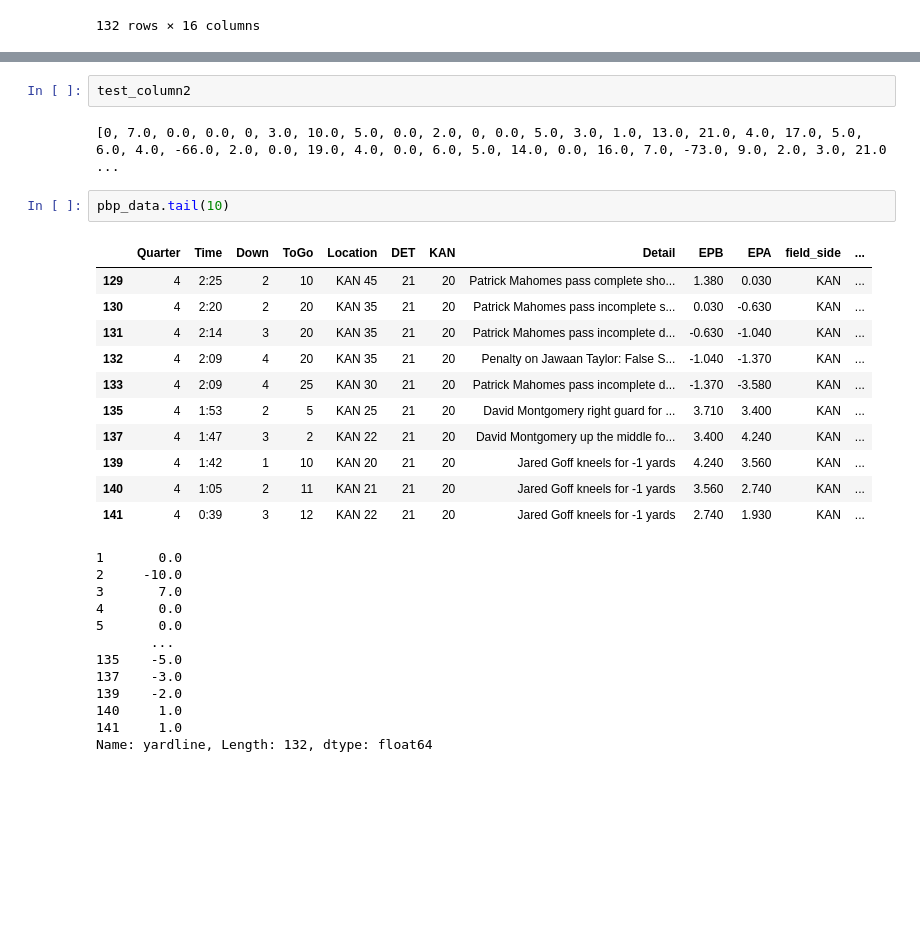
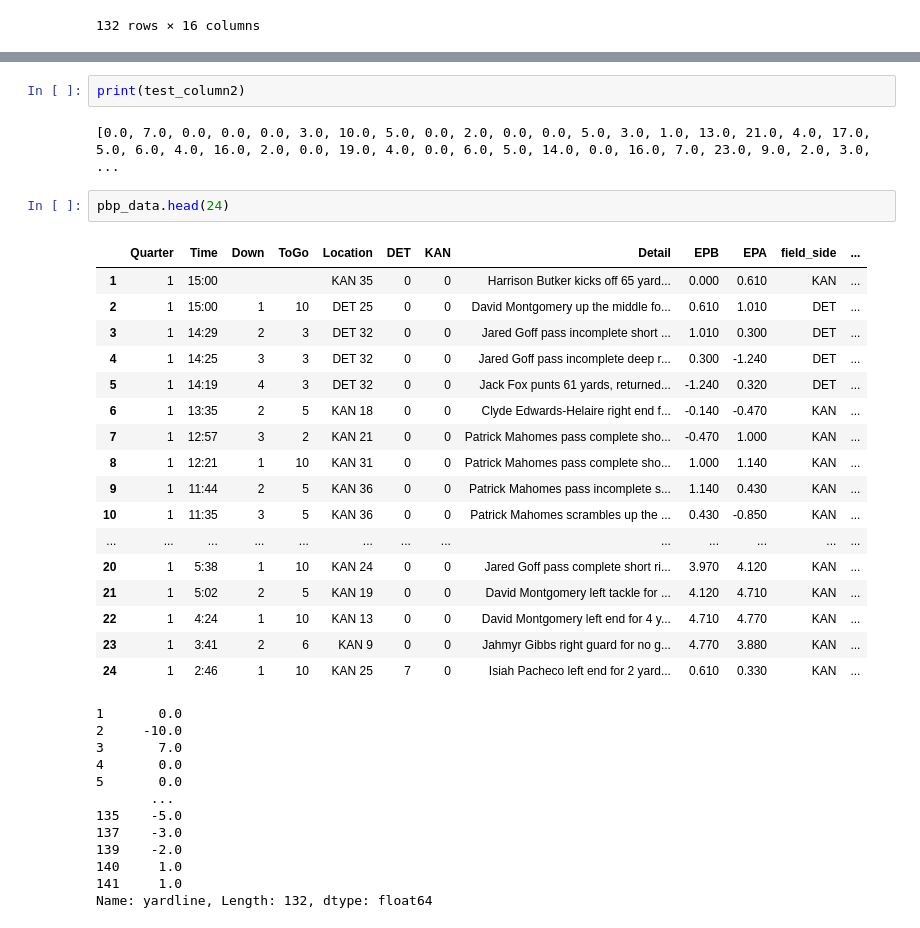
Before and after one commit to benkearsley/nfl_scraping_project, a Jupyter notebook: Game Data Collection.ipynb, the cells around one changed output, grey strips where cells are left out. Drawn from its saved outputs; the diff is of its cells as text; blank space fills up the shorter version.

```diff
--- a/Game Data Collection.ipynb
+++ b/Game Data Collection.ipynb
@@ -448,24 +455,30 @@ def yards_gained1(plays):
     return yardage_gained_list
 
 test_column2 = yards_gained1(pbp_data)
-# %%
-test_column2
-# %% [output]
-[0, 7.0, 0.0, 0.0, 0, 3.0, 10.0, 5.0, 0.0, 2.0, 0, 0.0, 5.0, 3.0, 1.0, 13.0, 21.0, 4.0, 17.0, 5.0, 6.0, 4.0, -66.0, 2.0, 0.0, 19.0, 4.0, 0.0, 6.0, 5.0, 14.0, 0.0, 16.0, 7.0, -73.0, 9.0, 2.0, 3.0, 21.0 ...
-# %%
-pbp_data.tail(10)
-# %% [output]
-|  | Quarter | Time | Down | ToGo | Location | DET | KAN | Detail | EPB | EPA | field_side | ... |
-| 129 | 4 | 2:25 | 2 | 10 | KAN 45 | 21 | 20 | Patrick Mahomes pass complete sho... | 1.380 | 0.030 | KAN | ... |
-| 130 | 4 | 2:20 | 2 | 20 | KAN 35 | 21 | 20 | Patrick Mahomes pass incomplete s... | 0.030 | -0.630 | KAN | ... |
-| 131 | 4 | 2:14 | 3 | 20 | KAN 35 | 21 | 20 | Patrick Mahomes pass incomplete d... | -0.630 | -1.040 | KAN | ... |
-| 132 | 4 | 2:09 | 4 | 20 | KAN 35 | 21 | 20 | Penalty on Jawaan Taylor: False S... | -1.040 | -1.370 | KAN | ... |
-| 133 | 4 | 2:09 | 4 | 25 | KAN 30 | 21 | 20 | Patrick Mahomes pass incomplete d... | -1.370 | -3.580 | KAN | ... |
-| 135 | 4 | 1:53 | 2 | 5 | KAN 25 | 21 | 20 | David Montgomery right guard for ... | 3.710 | 3.400 | KAN | ... |
-| 137 | 4 | 1:47 | 3 | 2 | KAN 22 | 21 | 20 | David Montgomery up the middle fo... | 3.400 | 4.240 | KAN | ... |
-| 139 | 4 | 1:42 | 1 | 10 | KAN 20 | 21 | 20 | Jared Goff kneels for -1 yards | 4.240 | 3.560 | KAN | ... |
-| 140 | 4 | 1:05 | 2 | 11 | KAN 21 | 21 | 20 | Jared Goff kneels for -1 yards | 3.560 | 2.740 | KAN | ... |
-| 141 | 4 | 0:39 | 3 | 12 | KAN 22 | 21 | 20 | Jared Goff kneels for -1 yards | 2.740 | 1.930 | KAN | ... |
+# %%
+print(test_column2)
+# %% [output]
+[0.0, 7.0, 0.0, 0.0, 0.0, 3.0, 10.0, 5.0, 0.0, 2.0, 0.0, 0.0, 5.0, 3.0, 1.0, 13.0, 21.0, 4.0, 17.0, 5.0, 6.0, 4.0, 16.0, 2.0, 0.0, 19.0, 4.0, 0.0, 6.0, 5.0, 14.0, 0.0, 16.0, 7.0, 23.0, 9.0, 2.0, 3.0,  ...
+# %%
+pbp_data.head(24)
+# %% [output]
+|  | Quarter | Time | Down | ToGo | Location | DET | KAN | Detail | EPB | EPA | field_side | ... |
+| 1 | 1 | 15:00 |  |  | KAN 35 | 0 | 0 | Harrison Butker kicks off 65 yard... | 0.000 | 0.610 | KAN | ... |
+| 2 | 1 | 15:00 | 1 | 10 | DET 25 | 0 | 0 | David Montgomery up the middle fo... | 0.610 | 1.010 | DET | ... |
+| 3 | 1 | 14:29 | 2 | 3 | DET 32 | 0 | 0 | Jared Goff pass incomplete short ... | 1.010 | 0.300 | DET | ... |
+| 4 | 1 | 14:25 | 3 | 3 | DET 32 | 0 | 0 | Jared Goff pass incomplete deep r... | 0.300 | -1.240 | DET | ... |
+| 5 | 1 | 14:19 | 4 | 3 | DET 32 | 0 | 0 | Jack Fox punts 61 yards, returned... | -1.240 | 0.320 | DET | ... |
+| 6 | 1 | 13:35 | 2 | 5 | KAN 18 | 0 | 0 | Clyde Edwards-Helaire right end f... | -0.140 | -0.470 | KAN | ... |
+| 7 | 1 | 12:57 | 3 | 2 | KAN 21 | 0 | 0 | Patrick Mahomes pass complete sho... | -0.470 | 1.000 | KAN | ... |
+| 8 | 1 | 12:21 | 1 | 10 | KAN 31 | 0 | 0 | Patrick Mahomes pass complete sho... | 1.000 | 1.140 | KAN | ... |
+| 9 | 1 | 11:44 | 2 | 5 | KAN 36 | 0 | 0 | Patrick Mahomes pass incomplete s... | 1.140 | 0.430 | KAN | ... |
+| 10 | 1 | 11:35 | 3 | 5 | KAN 36 | 0 | 0 | Patrick Mahomes scrambles up the ... | 0.430 | -0.850 | KAN | ... |
+| ... | ... | ... | ... | ... | ... | ... | ... | ... | ... | ... | ... | ... |
+| 20 | 1 | 5:38 | 1 | 10 | KAN 24 | 0 | 0 | Jared Goff pass complete short ri... | 3.970 | 4.120 | KAN | ... |
+| 21 | 1 | 5:02 | 2 | 5 | KAN 19 | 0 | 0 | David Montgomery left tackle for ... | 4.120 | 4.710 | KAN | ... |
+| 22 | 1 | 4:24 | 1 | 10 | KAN 13 | 0 | 0 | David Montgomery left end for 4 y... | 4.710 | 4.770 | KAN | ... |
+| 23 | 1 | 3:41 | 2 | 6 | KAN 9 | 0 | 0 | Jahmyr Gibbs right guard for no g... | 4.770 | 3.880 | KAN | ... |
+| 24 | 1 | 2:46 | 1 | 10 | KAN 25 | 7 | 0 | Isiah Pacheco left end for 2 yard... | 0.610 | 0.330 | KAN | ... |
 # %%
 # %% [output]
 1       0.0
```
Also changed, not shown: parts of 1 cell of this notebook.
